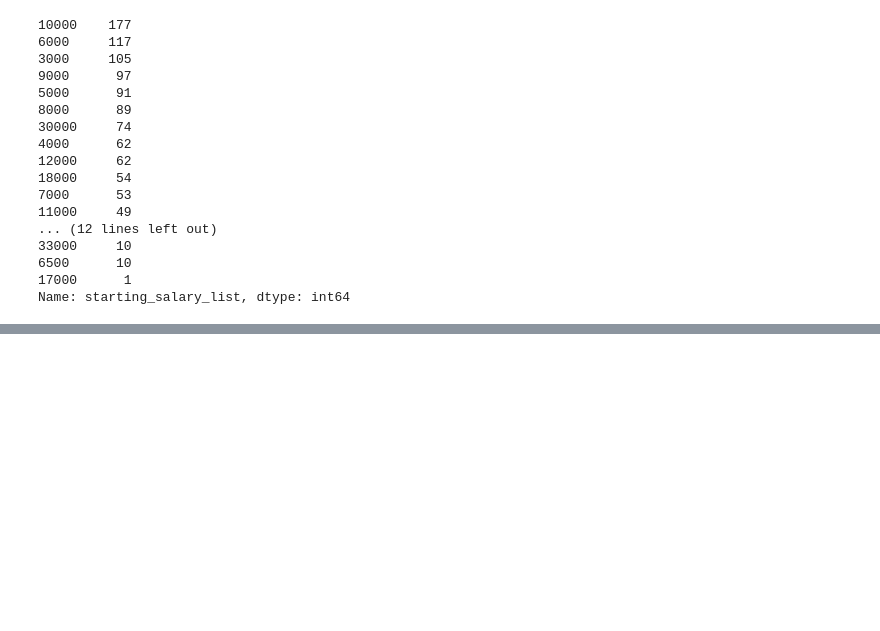
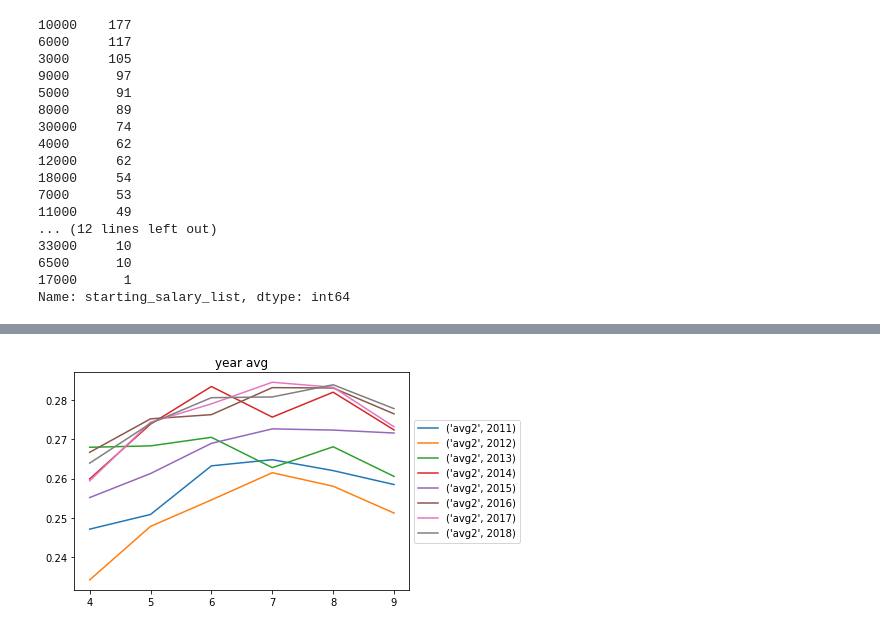
Before and after one commit to kyumly/dacon-data-analysis, a Jupyter notebook: code/KboOpsRegression.ipynb, the cells around one changed output, grey strips where cells are left out. Cells and saved outputs as stored; diff of their text form; code cells hidden in the pictures; blank space fills up the shorter version.

```diff
--- a/code/KboOpsRegression.ipynb
+++ b/code/KboOpsRegression.ipynb
@@ -785,0 +781,11 @@ sns.heatmap(regular_season.corr())
+# %%
+day_by_day_of = pd.read_csv('../data/Regular_Season_Batter_Day_by_Day_b4.csv')
+#print(day_by_day_of.shape, day_by_day_of.head())
+
+#apply 축을 기준으로 옵션을 정하는것!!
+
+def day(x):
+    return str(x).split('.')[0]
+TEST=list(map(lambda x: x ** 2, range(5)))
+#day_by_day_of['date'].apply(lambda x : str(x).split('.')[0])
+day_by_day_of['month'] = day_by_day_of['date'].apply(day)
@@ -785,0 +813,4 @@ sns.heatmap(regular_season.corr())
+# %%
+#sub쿼리 만들어서 테이블 만들기
+agg_df = day_by_day_of.groupby(['year', 'month'])['avg2'].mean().reset_index()
+agg_df
@@ -785,0 +831,3 @@ sns.heatmap(regular_season.corr())
+# %%
+agg_df_pivot_table = agg_df.pivot_table(index = ['month'], columns=['year'], values=['avg2'])
+agg_df_pivot_table
@@ -785,0 +846,8 @@ sns.heatmap(regular_season.corr())
+# %%
+#print(agg_df_pivot_table.iloc[2:, 10:])
+plt.plot(agg_df_pivot_table.iloc[2:, 10:])
+plt.legend(agg_df_pivot_table.iloc[2:, 10:].columns, loc='center left', bbox_to_anchor=(1,0.5))
+plt.title('year avg')
+plt.show()
+# %% [output]
+[figure, added]
```
Also changed, not shown: parts of 9 cells of this notebook.
